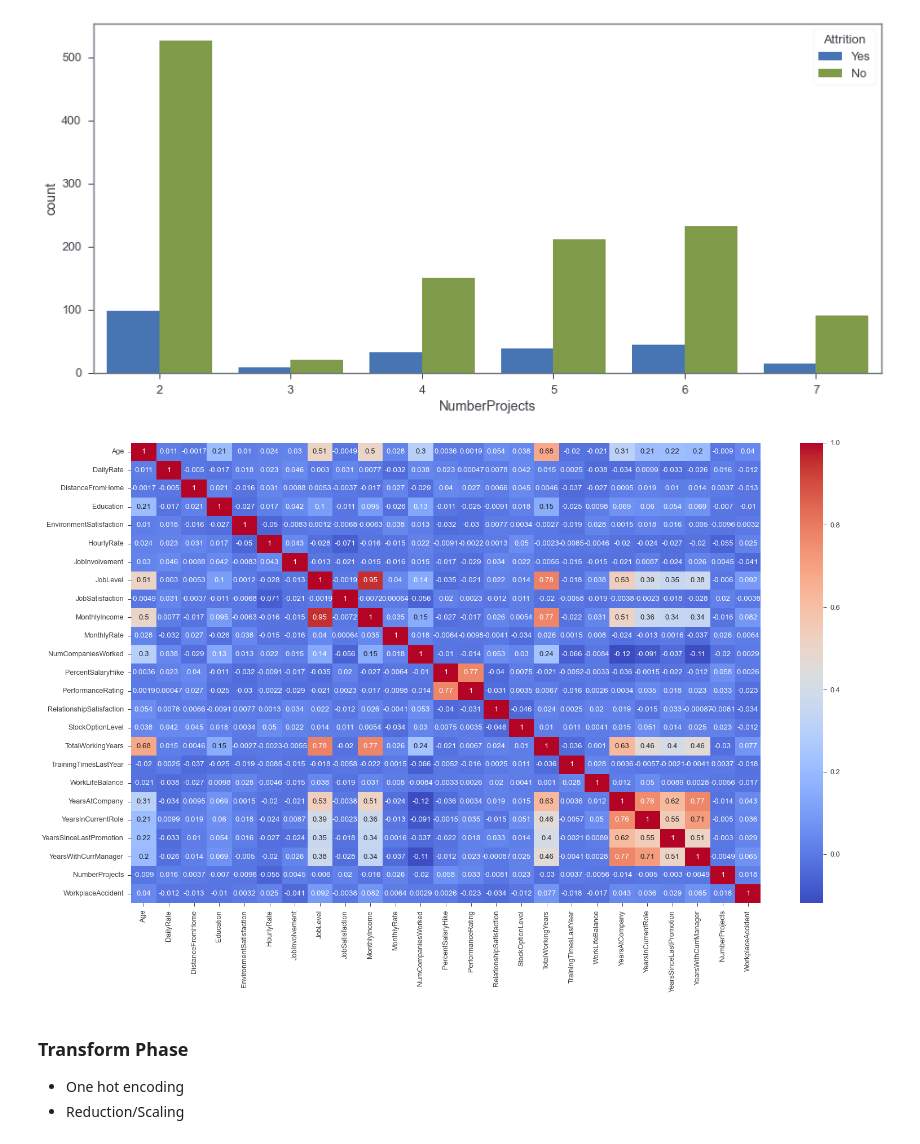
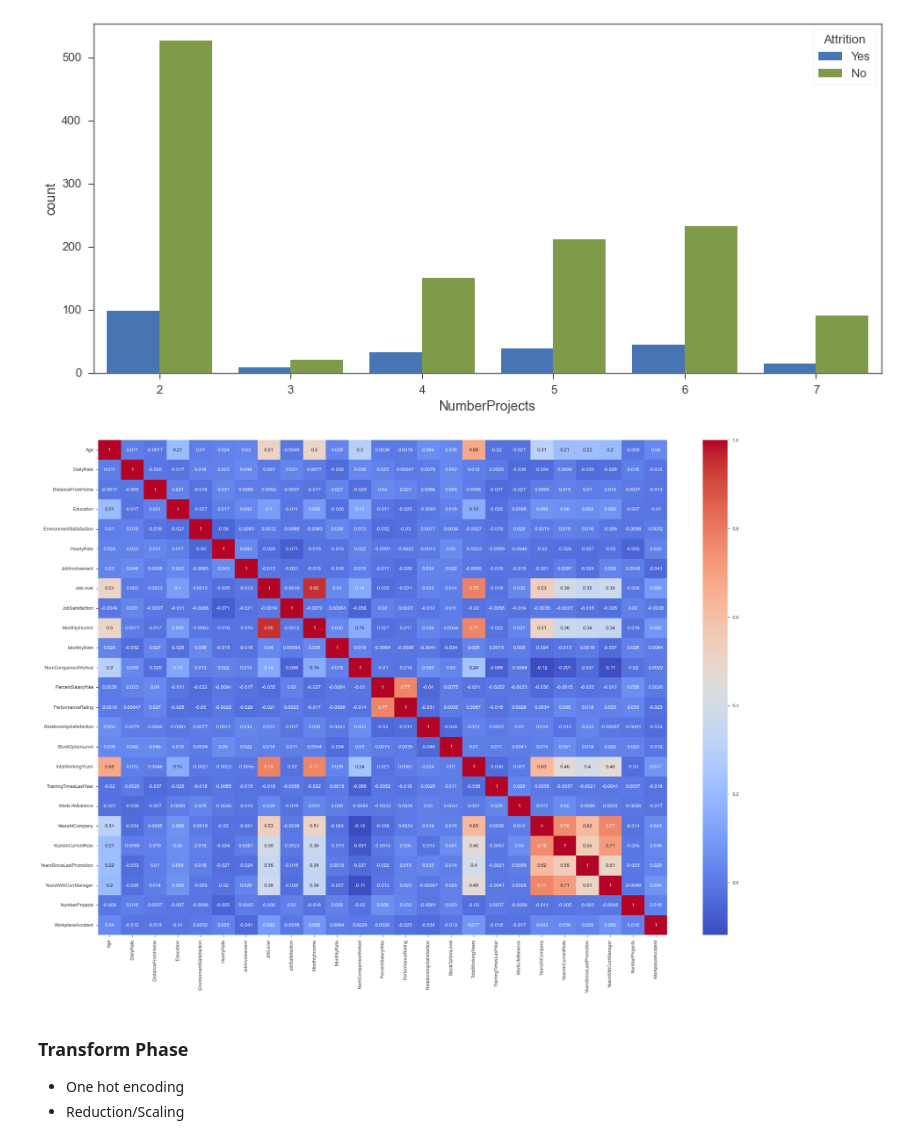
Before and after one commit to lykkelig/Group6_Final_Project, a Jupyter notebook: RonH/Employee_Attrition_Model.ipynb, the cells around one changed output. Cells and saved outputs as stored; diff of their text form; code cells hidden in the pictures.

```diff
--- a/RonH/Employee_Attrition_Model.ipynb
+++ b/RonH/Employee_Attrition_Model.ipynb
@@ -353,11 +351,11 @@ sns.countplot(x = 'NumberProjects', hue = 'Attrition', data = hr_df)
 # %%
 import seaborn as sns
 # Examine correlations between features
 correlation_matrix = hr_df.corr()
-plt.figure(figsize=(25, 15))
+plt.figure(figsize=(35, 25))
 heat_map = sns.heatmap(correlation_matrix, annot=True, cmap='coolwarm' )
 # %% [output]
-[figure, old version]
+[figure, new version]
 # %% [markdown]
 ### Transform Phase
 - One hot encoding
```
Also changed, not shown: parts of 26 cells of this notebook, 1 other file.
